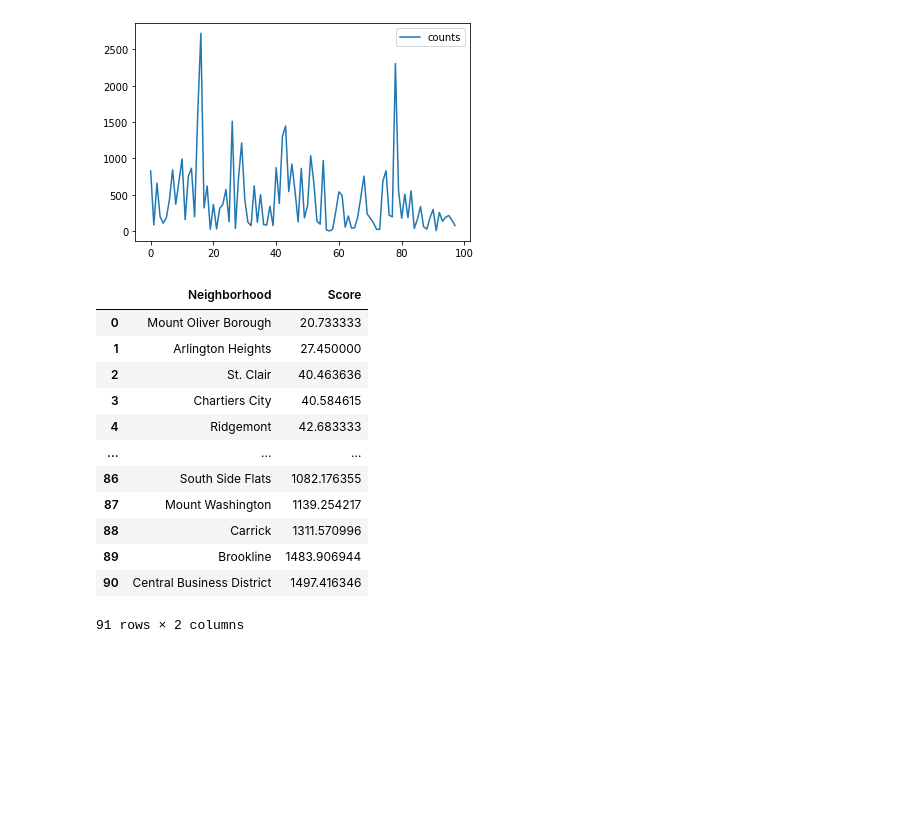
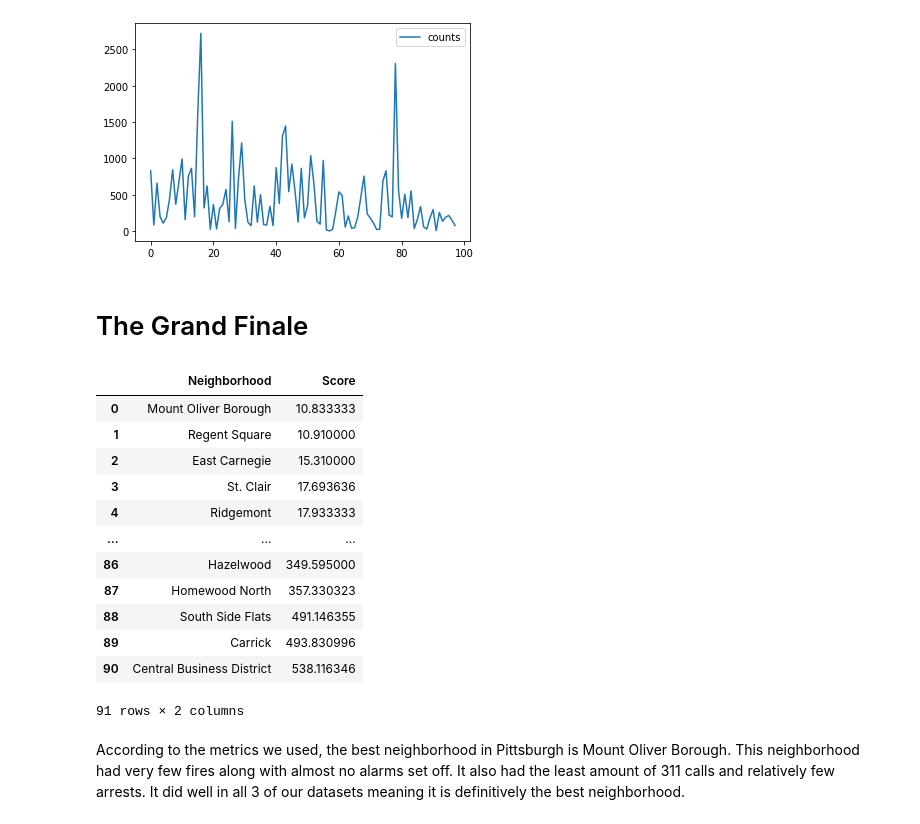
Before and after one commit to Casey4D/Group-10-Final-Project, a Jupyter notebook: Final-Notebook.ipynb, the cells around one changed output. Saved outputs shown, nothing was run; the diff lists cells and outputs as text; code cells hidden in the pictures; blank space fills up the shorter version.

```diff
--- a/Final-Notebook.ipynb
+++ b/Final-Notebook.ipynb
@@ -105,6 +110,3 @@ fire = pd.read_csv("https://data.wprdc.org/datastore/dump/8d76ac6b-5ae8-4428-82a
 fire["neighborhood"].replace("", np.nan, inplace=True)
 fire.dropna(subset=["neighborhood"], inplace=True)
-# %%
-fire["neighborhood"].replace("", np.nan, inplace=True)
-fire.dropna(subset=["neighborhood"], inplace=True)
 # %%
@@ -231,42 +248,48 @@ neighborhoodarrests.plot()
 # %% [output]
 <matplotlib.axes._subplots.AxesSubplot at 0x...>
 [figure]
+# %% [markdown]
+# The Grand Finale
 # %%
 final_ranking = []
 for neighborhood in neighborhoods:
     #neighbborhoodarrests
     fdc = 0
     while fdc < neighborhoodarrests["INCIDENTNEIGHBORHOOD"].count():
         if neighborhoodarrests.iloc[fdc,0] == neighborhood:
             arrest_cnt = neighborhoodarrests.iloc[fdc,1]
         fdc = fdc + 1
     #final_data
     fdc = 0
     while fdc < final_data["Neighborhoods"].count():
         if final_data.iloc[fdc,0] == neighborhood:
             fire_final = final_data.iloc[fdc,4]
         fdc = fdc + 1
     #nbhcount
     fdc = 0
     nbh_final = nbhcount.loc[neighborhood]
-    avg_score = arrest_cnt/10 + fire_final + nbh_final
+    avg_score = arrest_cnt/10 + fire_final + nbh_final/100
     final_ranking.append(avg_score)
 ranking = pd.DataFrame({"Neighborhood": neighborhoods, "Score": final_ranking})
 ranking = ranking.sort_values(by=['Score'])
 ranking = ranking.reset_index()
 ranking = ranking.drop(['index'], axis=1)
 ranking
 # %% [output]
 |  | Neighborhood | Score |
-| 0 | Mount Oliver Borough | 20.733333 |
-| 1 | Arlington Heights | 27.450000 |
-| 2 | St. Clair | 40.463636 |
-| 3 | Chartiers City | 40.584615 |
-| 4 | Ridgemont | 42.683333 |
+| 0 | Mount Oliver Borough | 10.833333 |
+| 1 | Regent Square | 10.910000 |
+| 2 | East Carnegie | 15.310000 |
+| 3 | St. Clair | 17.693636 |
+| 4 | Ridgemont | 17.933333 |
 | ... | ... | ... |
-| 86 | South Side Flats | 1082.176355 |
-| 87 | Mount Washington | 1139.254217 |
-| 88 | Carrick | 1311.570996 |
-| 89 | Brookline | 1483.906944 |
-| 90 | Central Business District | 1497.416346 |
+| 86 | Hazelwood | 349.595000 |
+| 87 | Homewood North | 357.330323 |
+| 88 | South Side Flats | 491.146355 |
+| 89 | Carrick | 493.830996 |
+| 90 | Central Business District | 538.116346 |
 91 rows × 2 columns
+# %% [markdown]
+According to the metrics we used, the best neighborhood in Pittsburgh is Mount Oliver Borough.
+This neighborhood had very few fires along with almost no alarms set off. It also had the least amount of 311 calls and relatively few arrests.
+It did well in all 3 of our datasets meaning it is definitively the best neighborhood.
```
Also changed, not shown: parts of 15 cells of this notebook.
